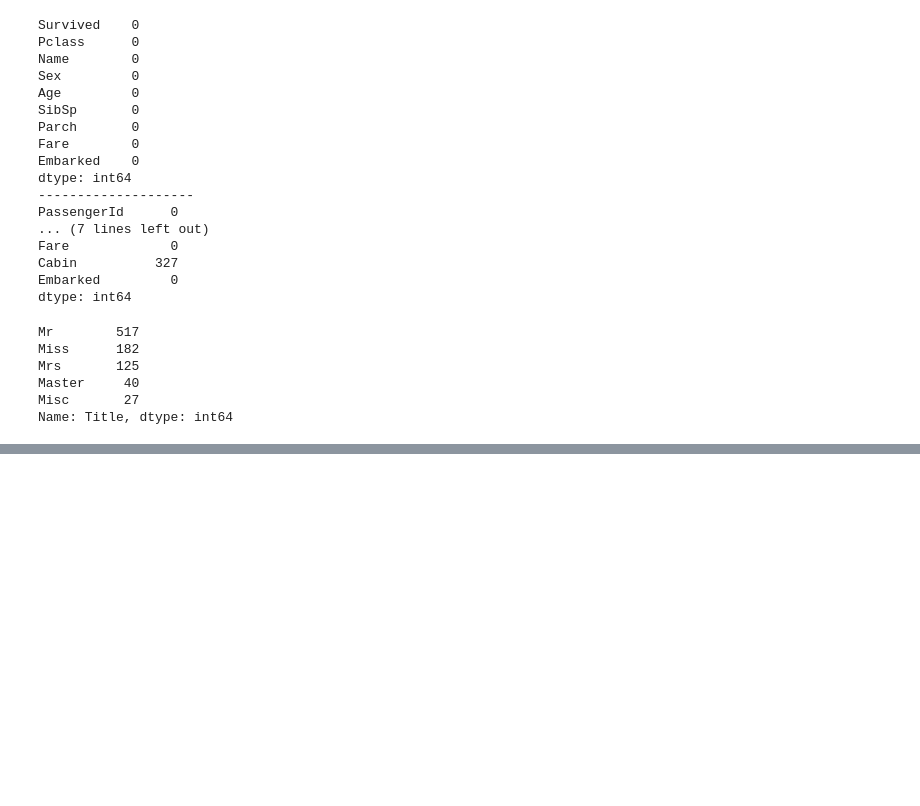
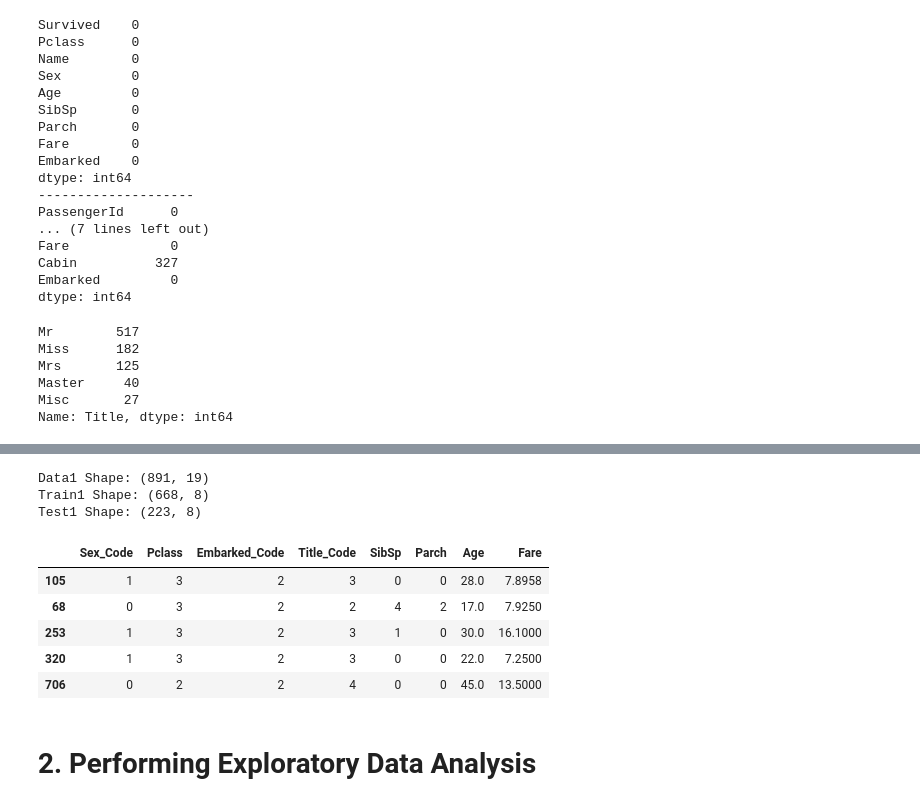
Before and after one commit to arthurasanaliev/titanic-kaggle-competition, a Jupyter notebook: notebooks/main.ipynb, the cells around one changed output, grey strips where cells are left out. Drawn from its saved outputs; the diff is of its cells as text; code cells hidden in the pictures; blank space fills up the shorter version.

```diff
--- a/notebooks/main.ipynb
+++ b/notebooks/main.ipynb
@@ -192,0 +222,26 @@ data1_dummy.head()
+# %%
+### TRAIN AND TEST SPLIT
+
+train1_x, test1_x, train1_y, test1_y = model_selection.train_test_split(data1[data1_x_calc], data1[Target], random_state=0)
+
+train1_x_bin, test1_x_bin, train1_y_bin, test1_y_bin = model_selection.train_test_split(data1[data1_x_bin], data1[Target], random_state=0)
+
+train1_x_dummy, test1_x_dummy, train1_y_dummy, test1_y_dummy = model_selection.train_test_split(data1_dummy[data1_x_dummy], data1[Target], random_state=0)
+
+print(f'Data1 Shape: {data1.shape}')
+print(f'Train1 Shape: {train1_x.shape}')
+print(f'Test1 Shape: {test1_x.shape}')
+
+train1_x.head()
+# %% [output]
+Data1 Shape: (891, 19)
+Train1 Shape: (668, 8)
+Test1 Shape: (223, 8)
+|  | Sex_Code | Pclass | Embarked_Code | Title_Code | SibSp | Parch | Age | Fare |
+| 105 | 1 | 3 | 2 | 3 | 0 | 0 | 28.0 | 7.8958 |
+| 68 | 0 | 3 | 2 | 2 | 4 | 2 | 17.0 | 7.9250 |
+| 253 | 1 | 3 | 2 | 3 | 1 | 0 | 30.0 | 16.1000 |
+| 320 | 1 | 3 | 2 | 3 | 0 | 0 | 22.0 | 7.2500 |
+| 706 | 0 | 2 | 2 | 4 | 0 | 0 | 45.0 | 13.5000 |
+# %% [markdown]
+# 2. Performing Exploratory Data Analysis
```
Also changed, not shown: parts of 7 cells of this notebook.
